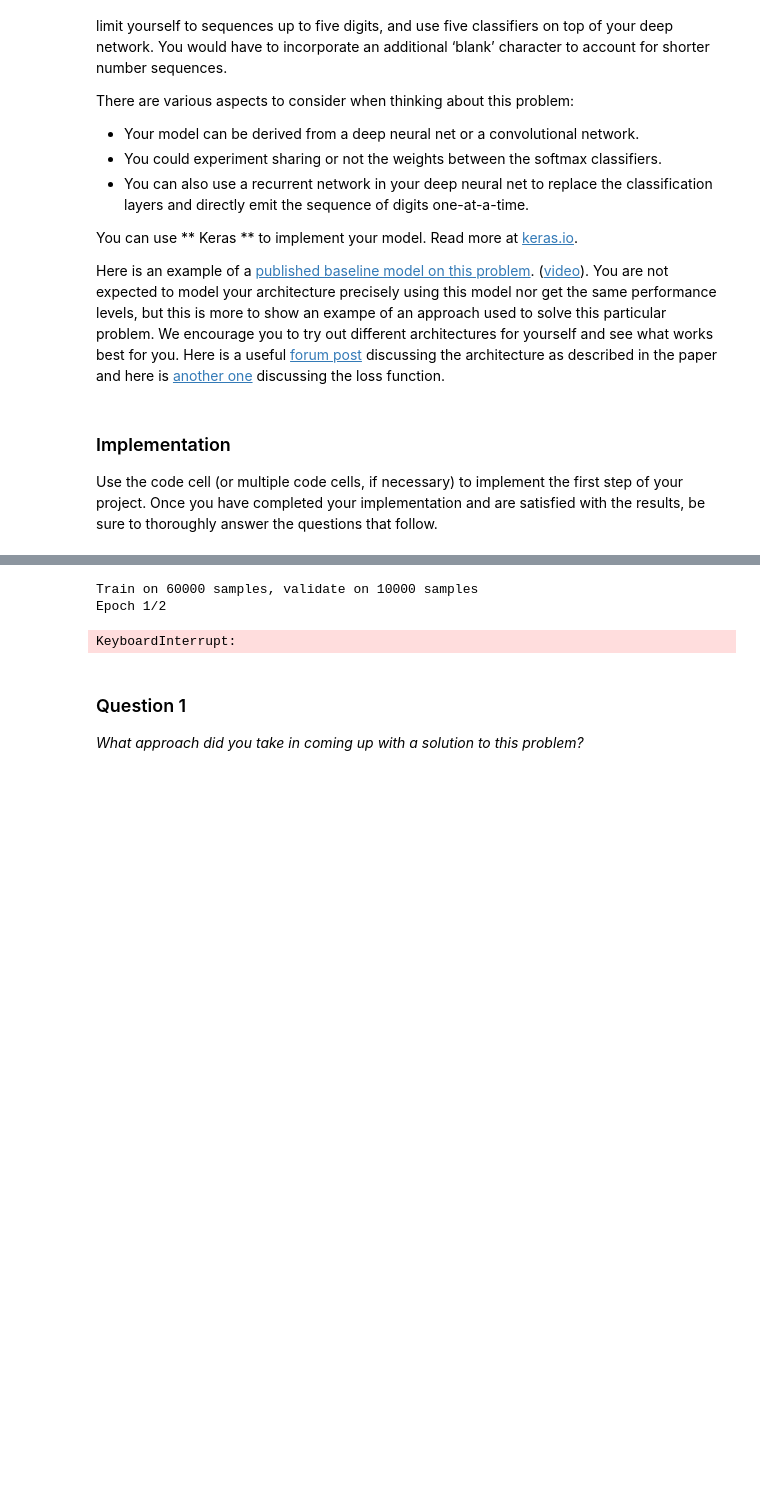
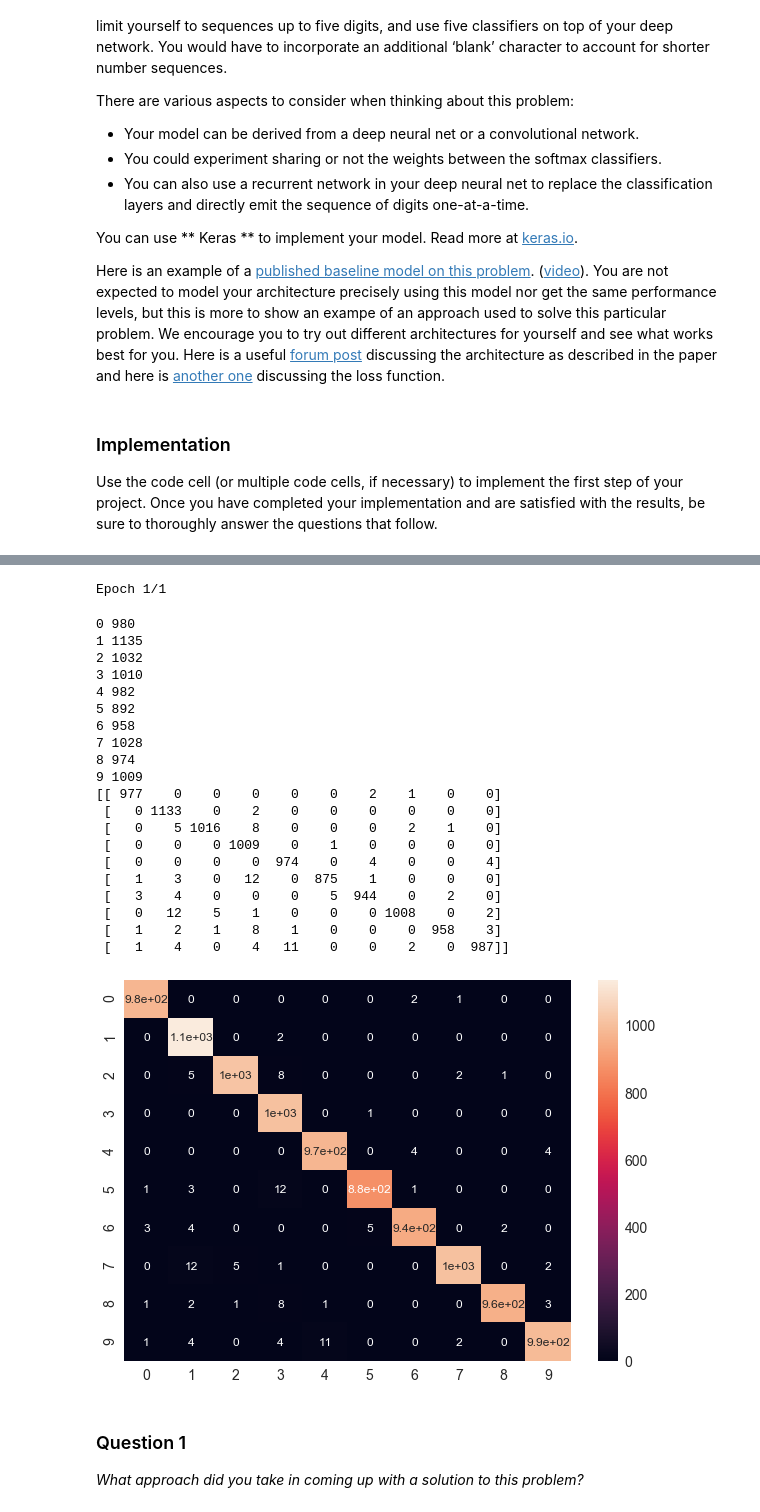
Before and after one commit to swap9047/machine-learning, a Jupyter notebook: projects/digit_recognition/digit_recognition.ipynb, the cells around one changed output, grey strips where cells are left out. Drawn from its saved outputs; the diff is of its cells as text; code cells hidden in the pictures; blank space fills up the shorter version.

```diff
--- a/projects/digit_recognition/digit_recognition.ipynb
+++ b/projects/digit_recognition/digit_recognition.ipynb
@@ -103,21 +116,71 @@ _________________________________________________________________
 # %%
+from keras.callbacks import ModelCheckpoint
 # Compile model
-epochs = 2
+epochs = 1
 lrate = 0.01
+batch_size=64
 decay = lrate/epochs
 adam = Adam(lr=0.001, beta_1=0.9, beta_2=0.999, epsilon=None, decay=0.0, amsgrad=False)
 model.compile(loss='categorical_crossentropy', optimizer=adam, metrics=['accuracy'])
 
 seed=101
 numpy.random.seed(seed)
-model.fit(X_train, y_train, validation_data=(X_test, y_test), epochs=epochs, batch_size=64)
+checkpointer = ModelCheckpoint(filepath='aug_model.weights.best.hdf5', verbose=1,
+                               save_best_only=True)
+model.fit_generator(datagen_train.flow(X_train, y_train, batch_size=64),
+                    steps_per_epoch=X_train.shape[0],
+                    epochs=epochs, verbose=2, callbacks=[checkpointer],
+                    validation_data=(X_test, y_test))
 # Final evaluation of the model
 scores = model.evaluate(X_test, y_test, verbose=0)
 print("Accuracy: %.2f%%" % (scores[1]*100))
 # %% [output]
-Train on 60000 samples, validate on 10000 samples
-Epoch 1/2
+Epoch 1/1
-KeyboardInterrupt:
+# %%
+# Confusion matrix result
+import matplotlib.pyplot as plt
+from sklearn.metrics import classification_report, confusion_matrix
+Y_pred = model.predict(X_test, verbose=2)
+y_pred = np.argmax(Y_pred, axis=1)
+
+for ix in range(10):
+    print(ix, confusion_matrix(np.argmax(y_test,axis=1),y_pred)[ix].sum())
+cm = confusion_matrix(np.argmax(y_test,axis=1),y_pred)
+print(cm)
+
+
+
+# Visualizing of confusion matrix
+import seaborn as sn
+import pandas  as pd
+
+df_cm = pd.DataFrame(cm, range(10),range(10))
+plt.figure(figsize = (10,7))
+sn.set(font_scale=1.4)#for label size
+sn.heatmap(df_cm, annot=True,annot_kws={"size": 12})# font size
+plt.show()
+# %% [output]
+0 980
+1 1135
+2 1032
+3 1010
+4 982
+5 892
+6 958
+7 1028
+8 974
+9 1009
+[[ 977    0    0    0    0    0    2    1    0    0]
+ [   0 1133    0    2    0    0    0    0    0    0]
+ [   0    5 1016    8    0    0    0    2    1    0]
+ [   0    0    0 1009    0    1    0    0    0    0]
+ [   0    0    0    0  974    0    4    0    0    4]
+ [   1    3    0   12    0  875    1    0    0    0]
+ [   3    4    0    0    0    5  944    0    2    0]
+ [   0   12    5    1    0    0    0 1008    0    2]
+ [   1    2    1    8    1    0    0    0  958    3]
+ [   1    4    0    4   11    0    0    2    0  987]]
+[figure, added]
 # %% [markdown]
 ### Question 1
 _What approach did you take in coming up with a solution to this problem?_
```
Also changed, not shown: parts of 3 cells of this notebook, 2 other files.
